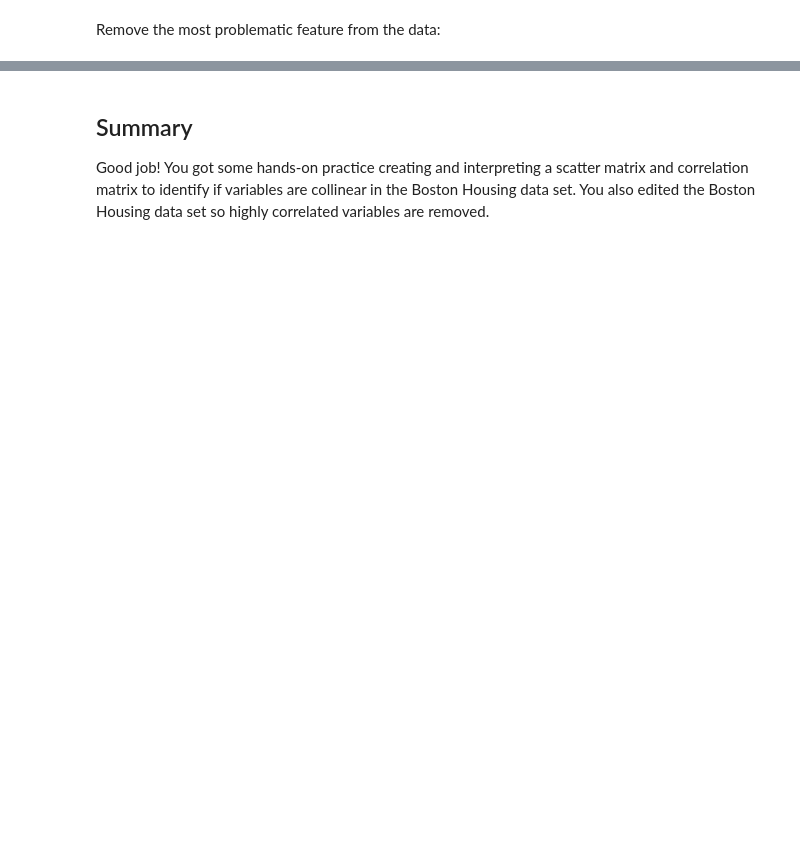
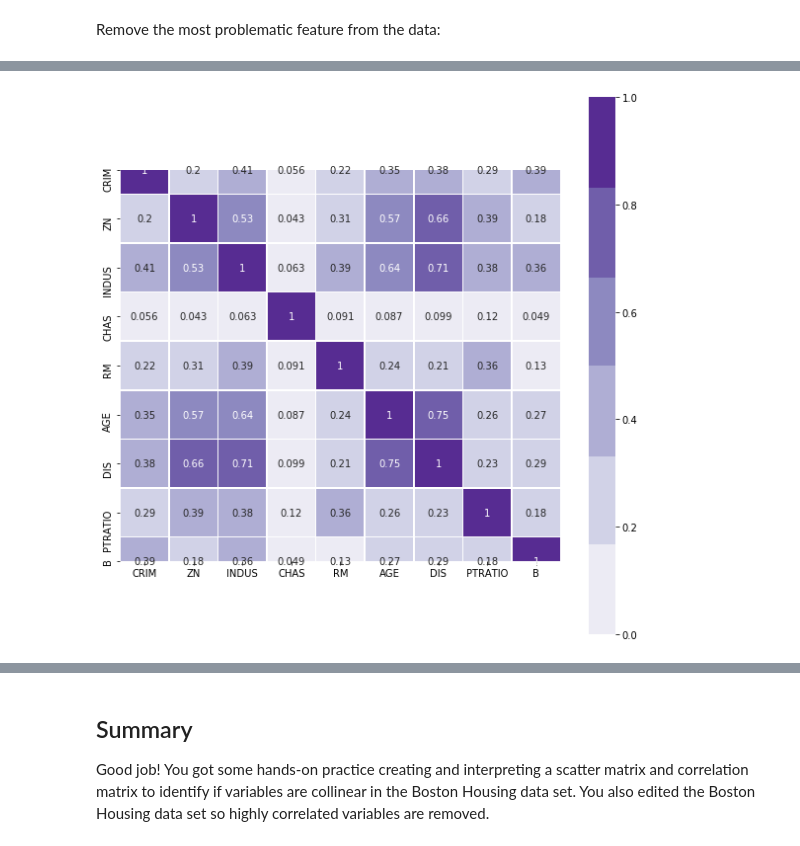
Before and after one commit to poariston/dsc-multicollinearity-of-features-lab-online-ds-pt-120919, a Jupyter notebook: index.ipynb, the cells around one changed output, grey strips where cells are left out. Cells and saved outputs as stored; diff of their text form; code cells hidden in the pictures; blank space fills up the shorter version.

```diff
--- a/index.ipynb
+++ b/index.ipynb
@@ -91,0 +131,11 @@ Remove the most problematic feature from the data:
+# %%
+import numpy as np
+fig=plt.figure(figsize=(10,10))
+sns.heatmap(data=np.abs(corrsm),cmap = sns.color_palette('Purples'),annot = True,
+#             fmt="f",
+            cbar=True, center=.5,
+            square = True, vmin=0, vmax=1,
+           linewidths=.5,linecolor='white')
+plt.show();
+# %% [output]
+[figure, added]
```
Also changed, not shown: parts of 7 cells of this notebook.
